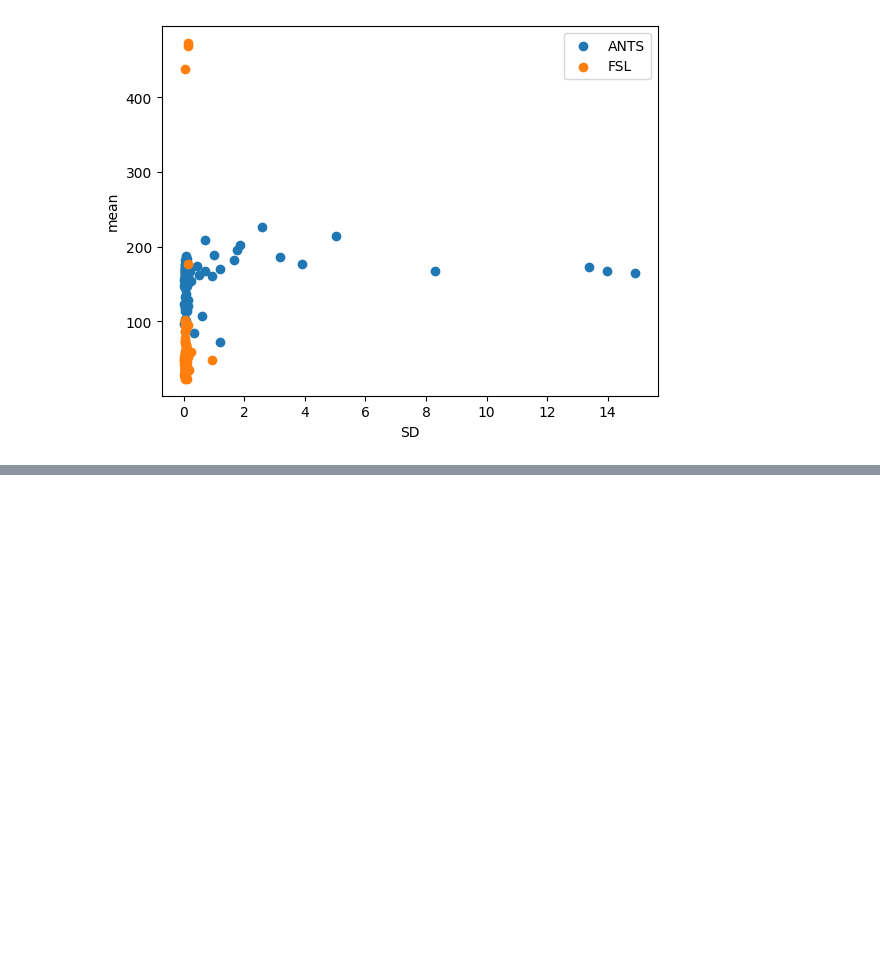
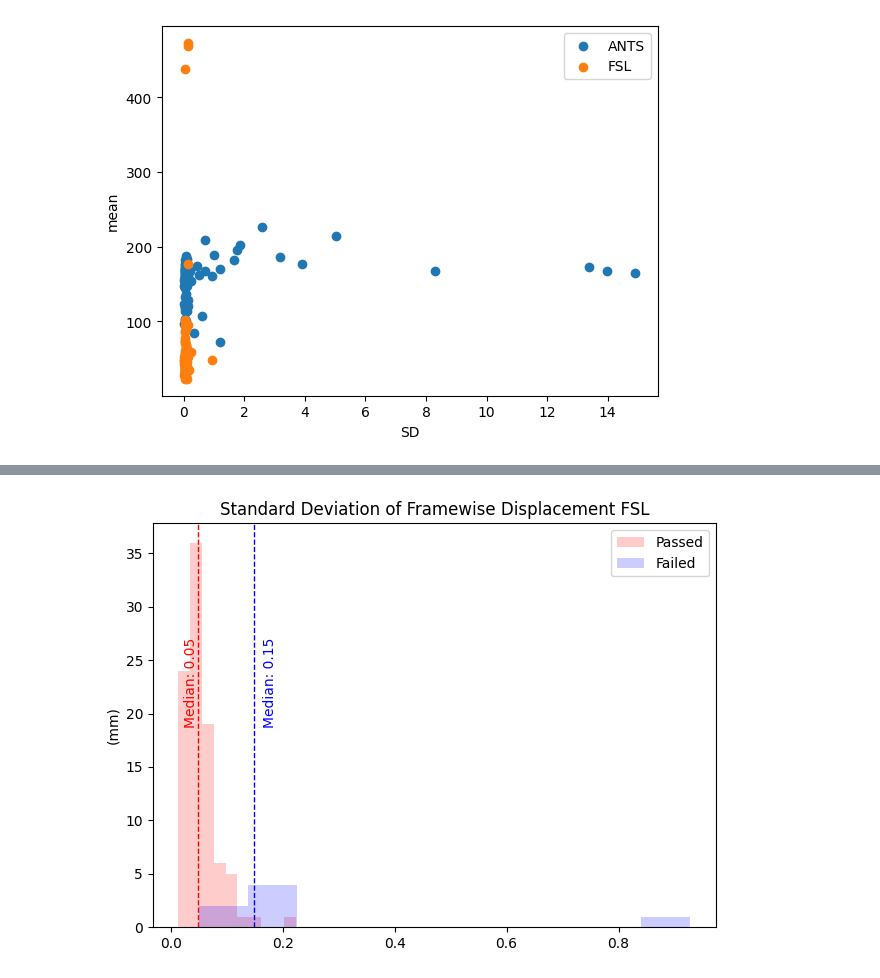
Before and after one commit to mirhnius/mca_linear_registration, a Jupyter notebook: gif_showcase.ipynb, the cells around one changed output, grey strips where cells are left out. Cells and saved outputs as stored; diff of their text form; code cells hidden in the pictures; blank space fills up the shorter version.

```diff
--- a/gif_showcase.ipynb
+++ b/gif_showcase.ipynb
@@ -296,0 +350,4 @@ def hist_plotter(data_1, data_2, title, labels=None, path=None, bins=[10,10], s=
+# %%
+hist_plotter(np.std(FSL_fine, axis=1), np.std(FSL_fail, axis=1), "Standard Deviation of Framewise Displacement FSL", s=1.1, labels=["Passed", "Failed"], xlable="(mm)")
+# %% [output]
+[figure, added]
```
Also changed, not shown: parts of 29 cells of this notebook.
